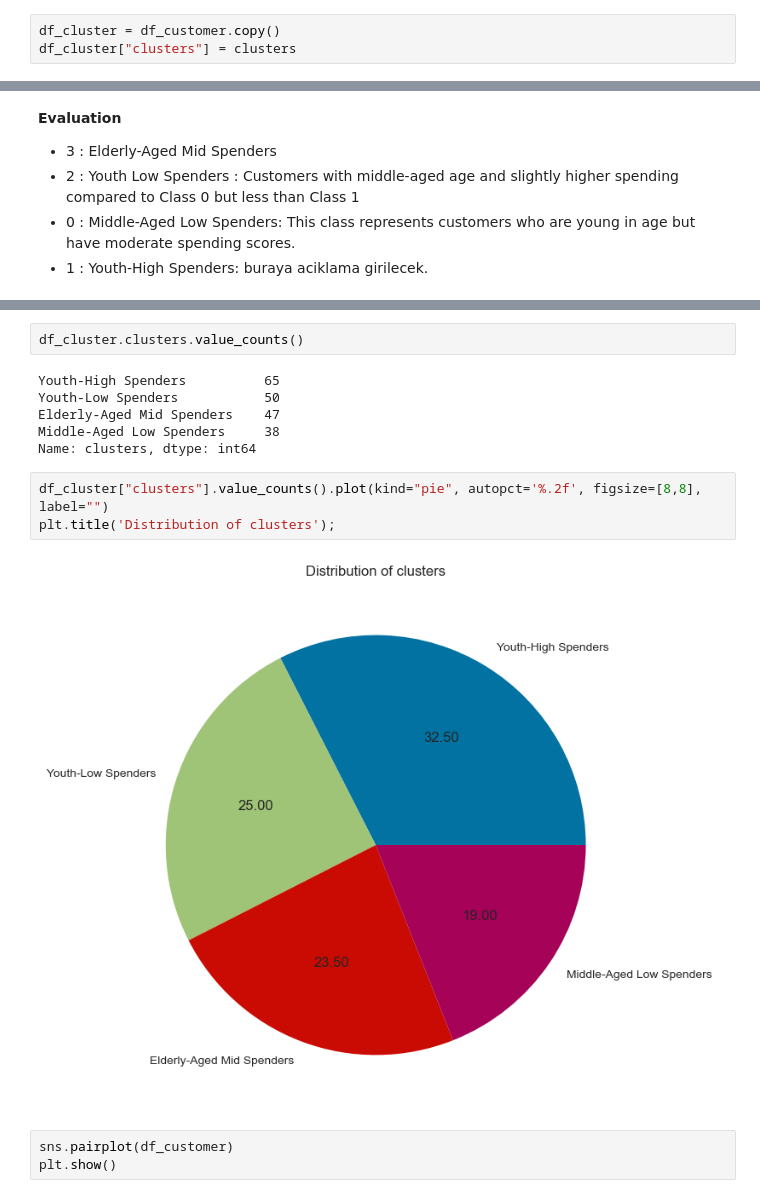
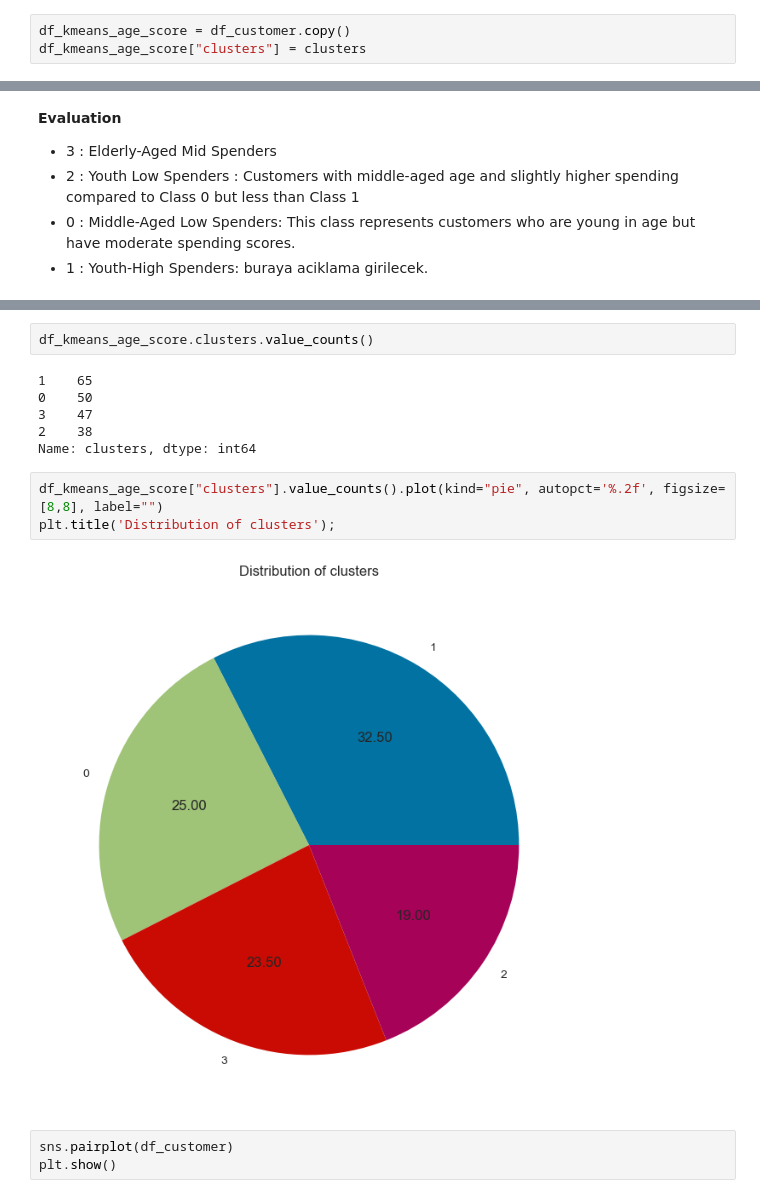
Before and after one commit to huseyincenik/machine_learning, a Jupyter notebook: Project/mall_shoper_segmentation_clustering_analysis/Mall Shopper Segmentation-Clustering Analysis.ipynb, the cells around one changed output, grey strips where cells are left out. Saved outputs shown, nothing was run; the diff lists cells and outputs as text.

```diff
--- a/Project/mall_shoper_segmentation_clustering_analysis/Mall Shopper Segmentation-Clustering Analysis.ipynb
+++ b/Project/mall_shoper_segmentation_clustering_analysis/Mall Shopper Segmentation-Clustering Analysis.ipynb
@@ -571,6 +635,6 @@ array([0, 1, 0, 1, 0, 1, 2, 1, 2, 1, 2, 1, 2, 1, 2, 1, 0, 1, 2, 1, 0, 1,
        2, 1, 2, 1, 0, 1, 2, 1, 0, 1, 2, 1, 2, 1, 0, 1, 2, 1, 2, 1, 2, 1,
        0, 1])
 # %%
-df_cluster = df_customer.copy()
-df_cluster["clusters"] = clusters
+df_kmeans_age_score = df_customer.copy()
+df_kmeans_age_score["clusters"] = clusters
 # %%
@@ -682,16 +731,16 @@ df_cluster.head()
 # %%
-df_cluster.clusters.value_counts()
+df_kmeans_age_score.clusters.value_counts()
 # %% [output]
-Youth-High Spenders          65
-Youth-Low Spenders           50
-Elderly-Aged Mid Spenders    47
-Middle-Aged Low Spenders     38
+1    65
+0    50
+3    47
+2    38
 Name: clusters, dtype: int64
 # %%
-df_cluster["clusters"].value_counts().plot(kind="pie", autopct='%.2f', figsize=[8,8], label="")
+df_kmeans_age_score["clusters"].value_counts().plot(kind="pie", autopct='%.2f', figsize=[8,8], label="")
 plt.title('Distribution of clusters');
 # %% [output]
-[figure, old version]
+[figure, new version]
 # %%
 sns.pairplot(df_customer)
 plt.show()
```
Also changed, not shown: parts of 72 cells of this notebook.
